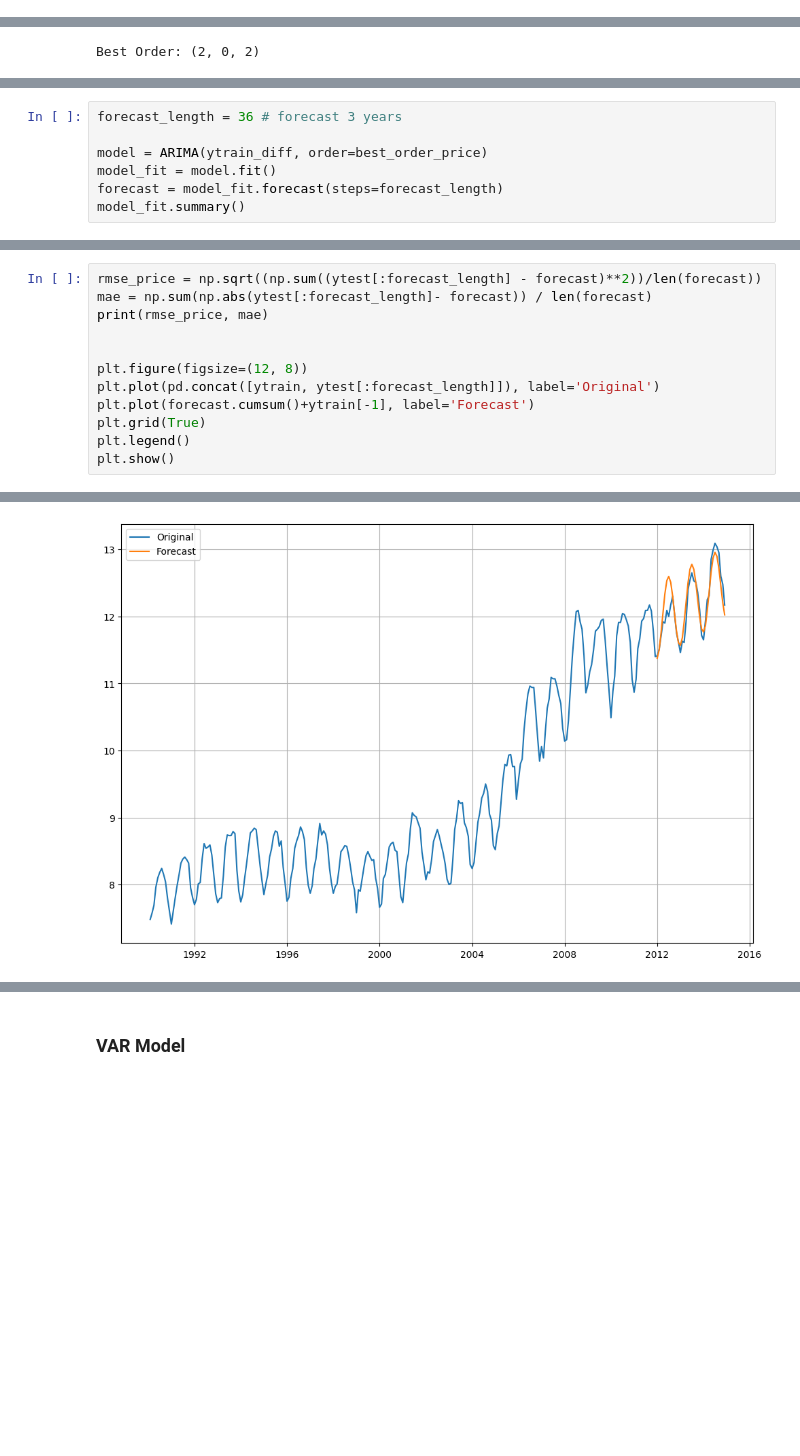
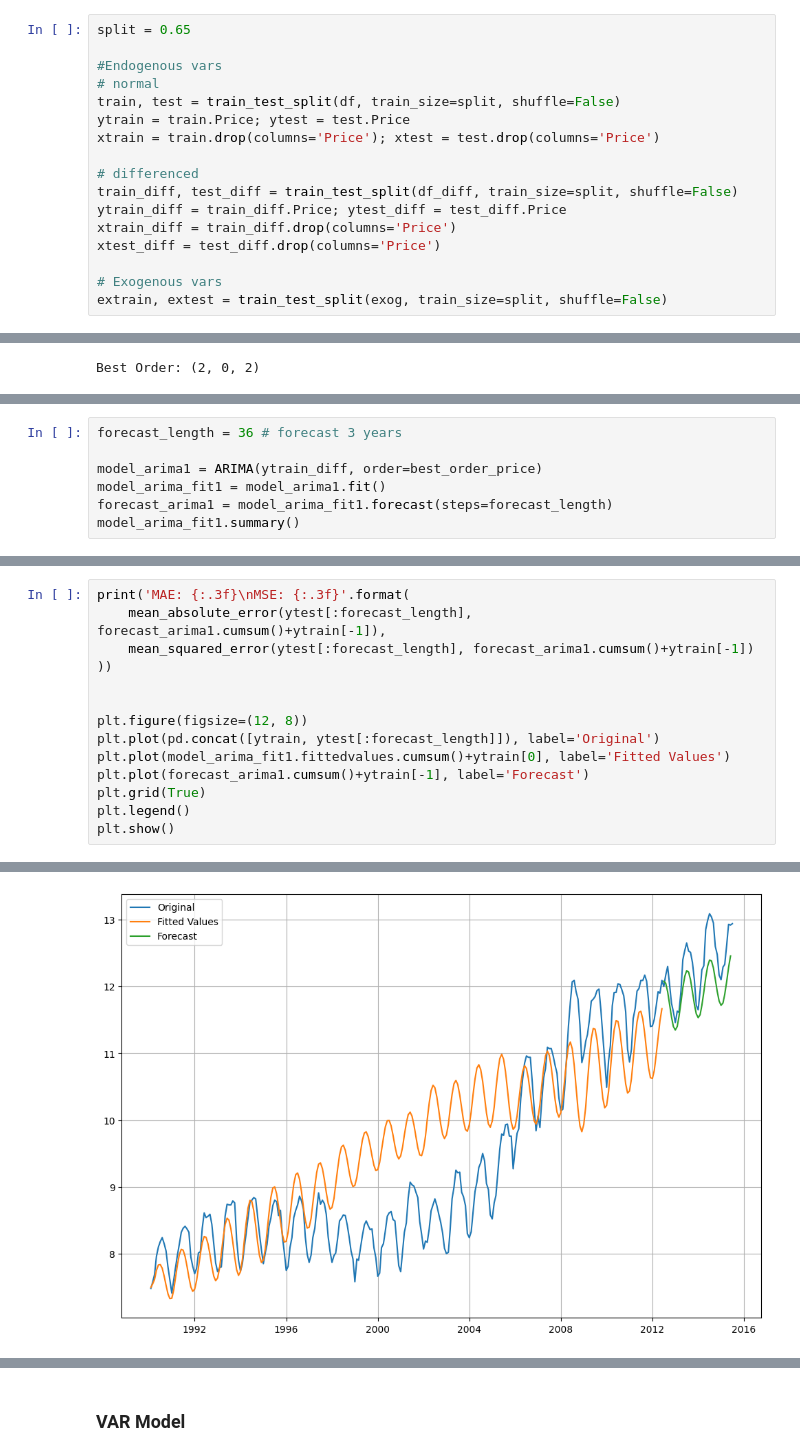
Before and after one commit to bktakacs/springboard_dsc_capstone3, a Jupyter notebook: pp-model.ipynb, the cells around one changed output, grey strips where cells are left out. Cells and saved outputs as stored; diff of their text form; blank space fills up the shorter version.

```diff
--- a/pp-model.ipynb
+++ b/pp-model.ipynb
@@ -120,0 +118,17 @@ So train data is from 1990 to 2011, test data is from 2012 to 2024.
+# %%
+split = 0.65
+
+#Endogenous vars
+# normal
+train, test = train_test_split(df, train_size=split, shuffle=False)
+ytrain = train.Price; ytest = test.Price
+xtrain = train.drop(columns='Price'); xtest = test.drop(columns='Price')
+
+# differenced
+train_diff, test_diff = train_test_split(df_diff, train_size=split, shuffle=False)
+ytrain_diff = train_diff.Price; ytest_diff = test_diff.Price
+xtrain_diff = train_diff.drop(columns='Price')
+xtest_diff = test_diff.drop(columns='Price')
+
+# Exogenous vars
+extrain, extest = train_test_split(exog, train_size=split, shuffle=False)
@@ -187,9 +237,9 @@ d = 0means data was not differenced (because we already differenced it)
 # %%
 forecast_length = 36 # forecast 3 years
 
-model = ARIMA(ytrain_diff, order=best_order_price)
-model_fit = model.fit()
-forecast = model_fit.forecast(steps=forecast_length)
-model_fit.summary()
+model_arima1 = ARIMA(ytrain_diff, order=best_order_price)
+model_arima_fit1 = model_arima1.fit()
+forecast_arima1 = model_arima_fit1.forecast(steps=forecast_length)
+model_arima_fit1.summary()
 # %% [output]
 SARIMAX Results
@@ -214,14 +264,16 @@ SARIMAX Results
 Warnings:
 [1] Covariance matrix calculated using the outer product of gradients (complex-step).
 # %%
-rmse_price = np.sqrt((np.sum((ytest[:forecast_length] - forecast)**2))/len(forecast))
-mae = np.sum(np.abs(ytest[:forecast_length]- forecast)) / len(forecast)
-print(rmse_price, mae)
+print('MAE: {:.3f}\nMSE: {:.3f}'.format(
+    mean_absolute_error(ytest[:forecast_length], forecast_arima1.cumsum()+ytrain[-1]),
+    mean_squared_error(ytest[:forecast_length], forecast_arima1.cumsum()+ytrain[-1])
+))
 
 
 plt.figure(figsize=(12, 8))
 plt.plot(pd.concat([ytrain, ytest[:forecast_length]]), label='Original')
-plt.plot(forecast.cumsum()+ytrain[-1], label='Forecast')
+plt.plot(model_arima_fit1.fittedvalues.cumsum()+ytrain[0], label='Fitted Values')
+plt.plot(forecast_arima1.cumsum()+ytrain[-1], label='Forecast')
 plt.grid(True)
 plt.legend()
 plt.show()
@@ -230 +283 @@ plt.show()
-[figure, old version]
+[figure, new version]
```
Also changed, not shown: parts of 28 cells of this notebook.
